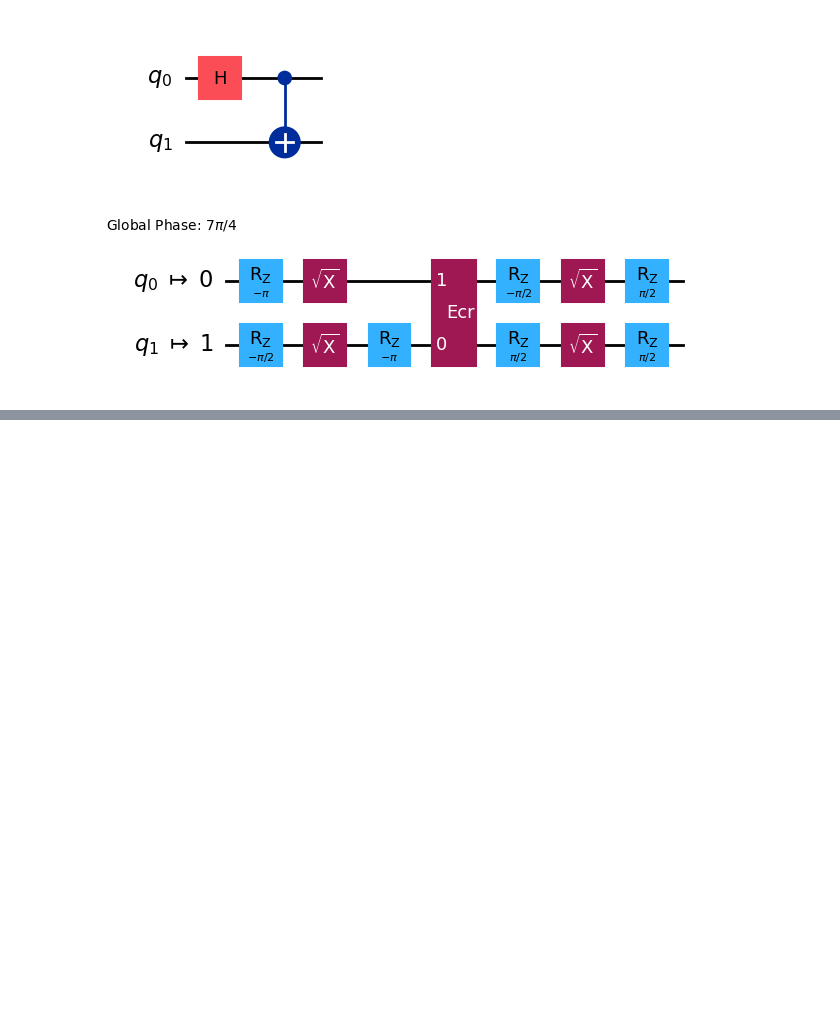
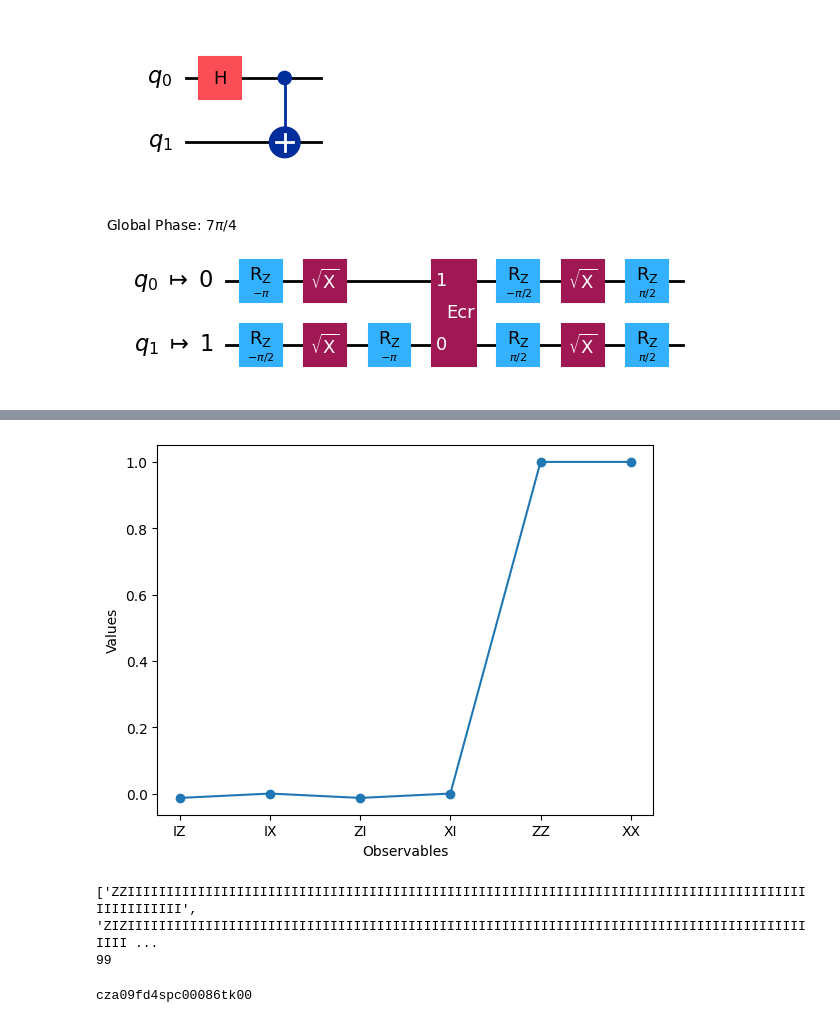
Before and after one commit to TanguyDessoly/Quantum, a Jupyter notebook: quantum.ipynb, the cells around one changed output, grey strips where cells are left out. Drawn from its saved outputs; the diff is of its cells as text; code cells hidden in the pictures; blank space fills up the shorter version.

```diff
--- a/quantum.ipynb
+++ b/quantum.ipynb
@@ -130,0 +139,43 @@ print(f">>> Job ID: {job.job_id()}")
+# %%
+# Use the following code instead if you want to run on a simulator:
+
+from qiskit_ibm_runtime.fake_provider import FakeAlmadenV2
+backend = FakeAlmadenV2()
+estimator = Estimator(backend)
+
+# Convert to an ISA circuit and layout-mapped observables.
+
+pm = generate_preset_pass_manager(backend=backend, optimization_level=1)
+isa_circuit = pm.run(qc)
+mapped_observables = [
+    observable.apply_layout(isa_circuit.layout) for observable in observables
+]
+
+job = estimator.run([(isa_circuit, mapped_observables)])
+result = job.result()
+
+# This is the result of the entire submission.  You submitted one Pub,
+# so this contains one inner result (and some metadata of its own).
+
+job_result = job.result()
+
+# This is the result from our single pub, which had five observables,
+# so contains information on all five.
+
+pub_result = job.result()[0]
+# %%
+# Plot the result
+
+from matplotlib import pyplot as plt
+
+values = pub_result.data.evs
+
+errors = pub_result.data.stds
+
+# plotting graph
+plt.plot(observables_labels, values, "-o")
+plt.xlabel("Observables")
+plt.ylabel("Values")
+plt.show()
+# %% [output]
+[figure, added]
@@ -130,0 +209,14 @@ print(f">>> Job ID: {job.job_id()}")
+# %%
+from qiskit.quantum_info import SparsePauliOp
+
+# ZZII...II, ZIZI...II, ... , ZIII...IZ
+operator_strings = [
+    "Z" + "I" * i + "Z" + "I" * (n - 2 - i) for i in range(n - 1)
+]
+print(operator_strings)
+print(len(operator_strings))
+
+operators = [SparsePauliOp(operator) for operator in operator_strings]
+# %% [output]
+['ZZIIIIIIIIIIIIIIIIIIIIIIIIIIIIIIIIIIIIIIIIIIIIIIIIIIIIIIIIIIIIIIIIIIIIIIIIIIIIIIIIIIIIIIIIIIIIIIIIII', 'ZIZIIIIIIIIIIIIIIIIIIIIIIIIIIIIIIIIIIIIIIIIIIIIIIIIIIIIIIIIIIIIIIIIIIIIIIIIIIIIIIIIIIIIIIIIIII ...
+99
@@ -130,0 +247,7 @@ print(f">>> Job ID: {job.job_id()}")
+# %%
+# Submit the circuit to Estimator
+job = estimator.run([(isa_circuit, isa_operators_list)])
+job_id = job.job_id()
+print(job_id)
+# %% [output]
+cza09fd4spc00086tk00
```
Also changed, not shown: parts of 6 cells of this notebook.
